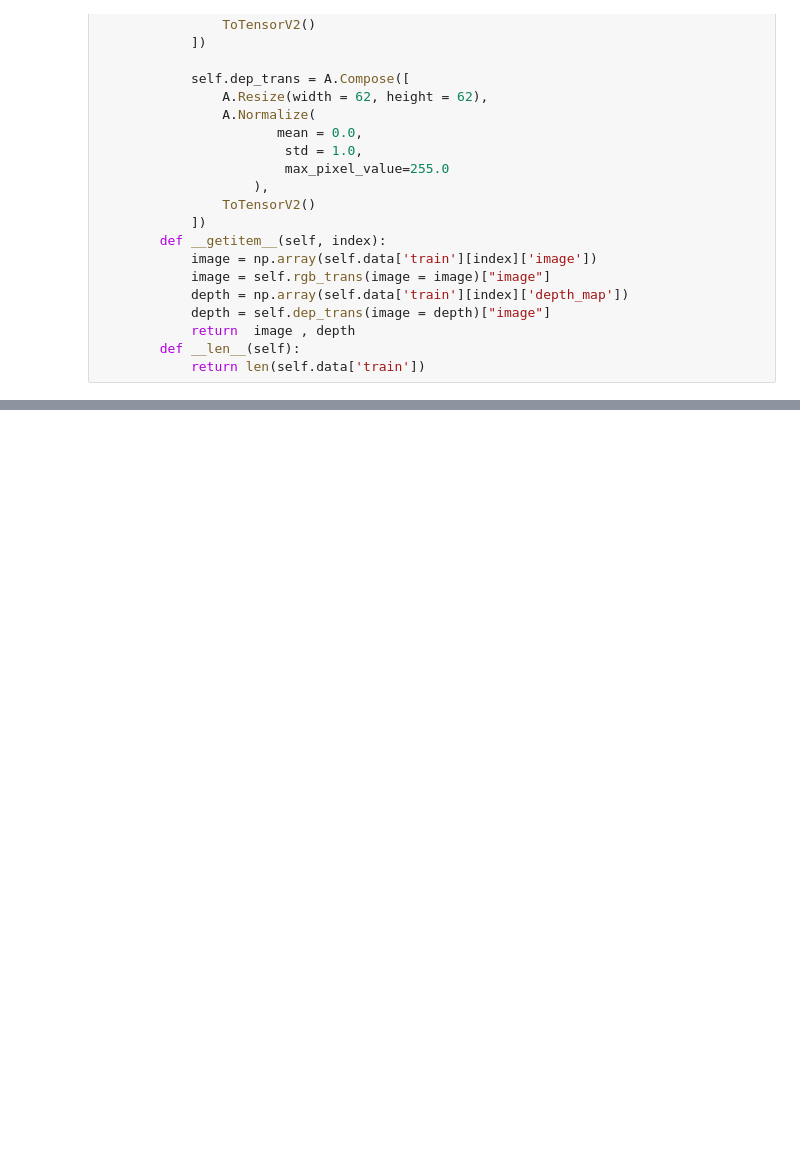
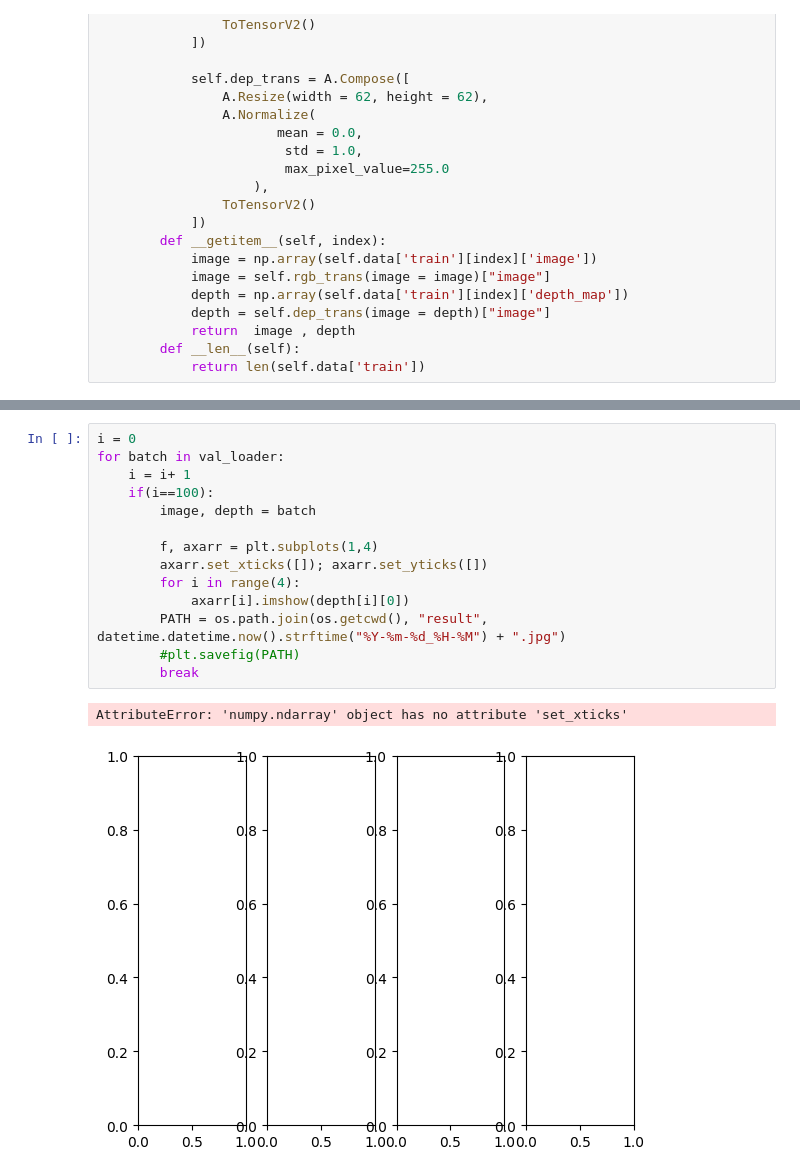
Before and after one commit to Onon0/DepthSegmentation, a Jupyter notebook: Untitled.ipynb, the cells around one changed output, grey strips where cells are left out. Cells and saved outputs as stored; diff of their text form; blank space fills up the shorter version.

```diff
--- a/Untitled.ipynb
+++ b/Untitled.ipynb
@@ -192,0 +248,17 @@ for batch in train_loader:
+# %%
+i = 0
+for batch in val_loader:
+    i = i+ 1
+    if(i==100):
+        image, depth = batch
+
+        f, axarr = plt.subplots(1,4)
+        axarr.set_xticks([]); axarr.set_yticks([])
+        for i in range(4):
+            axarr[i].imshow(depth[i][0])
+        PATH = os.path.join(os.getcwd(), "result", datetime.datetime.now().strftime("%Y-%m-%d_%H-%M") + ".jpg")
+        #plt.savefig(PATH)
+        break
+# %% [output]
+AttributeError: 'numpy.ndarray' object has no attribute 'set_xticks'
+[figure, added]
```
Also changed, not shown: parts of 28 cells of this notebook, 1 other file.
